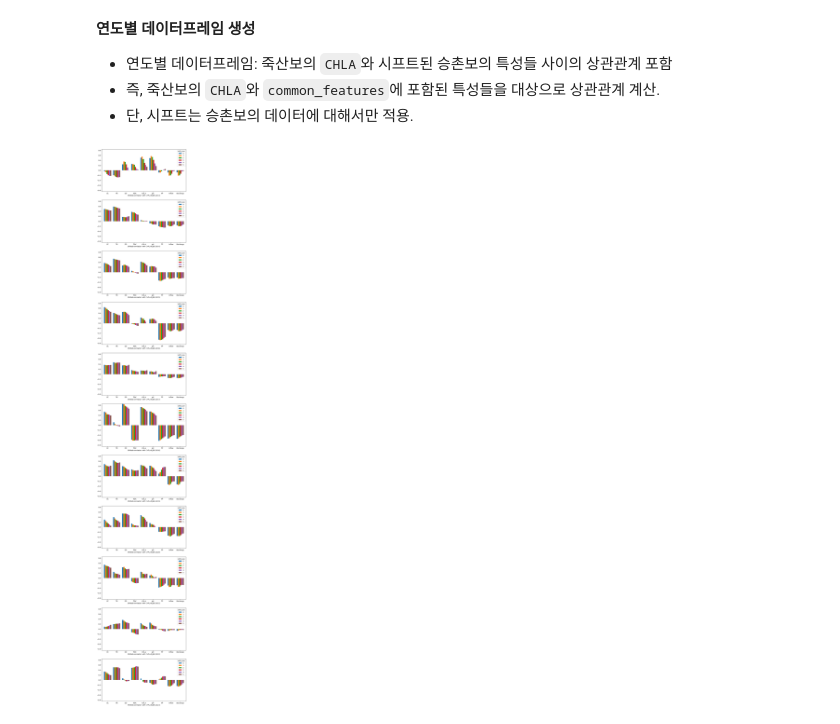
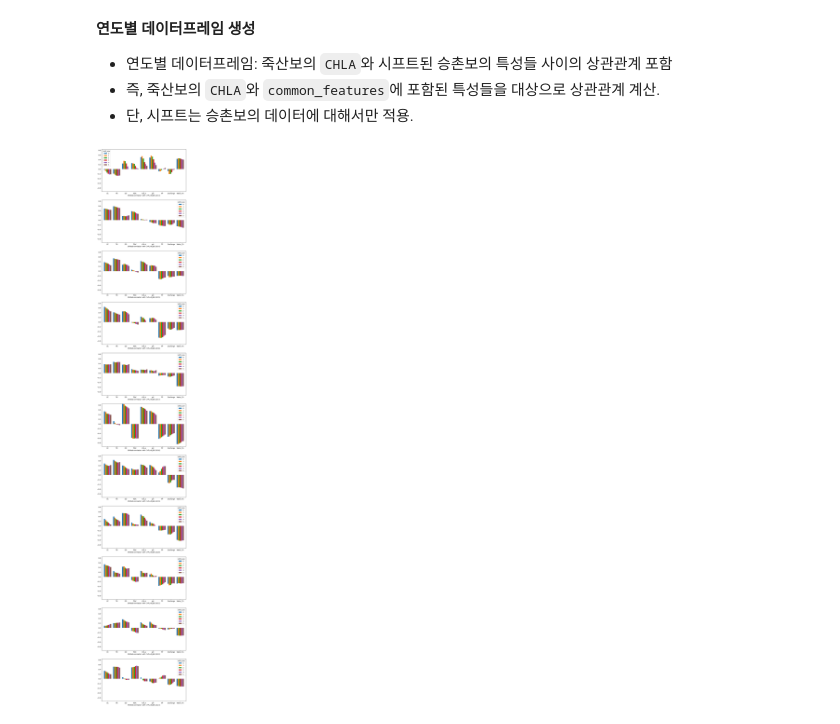
Before and after one commit to codingalzi/dRepos, a Jupyter notebook: jupyter-book/_build/jupyter_execute/jsb_scb_compared_240908.ipynb, the cells around one changed output. Drawn from its saved outputs; the diff is of its cells as text; code cells hidden in the pictures.

```diff
--- a/jupyter-book/_build/jupyter_execute/jsb_scb_compared_240908.ipynb
+++ b/jupyter-book/_build/jupyter_execute/jsb_scb_compared_240908.ipynb
@@ -1489,7 +1489,7 @@ def jsb_scb_shifted(shift_size=1,
 # %% [markdown]
 다음 특성들을 대상으로 죽산보와 시프트된 승촌보 데이터 사이의 상관관계를 알아본다.
 # %%
-common_features = ['EC', 'TN', 'DO', 'TOC', 'CHLA', 'pH', 'TP', 'Inflow', 'Discharge']
+common_features = ['EC', 'TN', 'DO', 'TOC', 'CHLA', 'pH', 'TP', 'Discharge', 'Water_TA']
 # %%
 shift_corr_dict = dict()
 
@@ -1576,9 +1576,9 @@ for year in range(2013, 2024):
 # %%
 fig, axes = plt.subplots(11, 1, figsize=(10, 66))
 
 for year in range(2013, 2024):
     ax = axes[year-2013]
     (shift_dict[year].T).plot.bar(ax=ax, rot=0, xlabel=f"Shifted correlation with CHPL of JSB ({year})", width=0.8)
-    ax.set_ylim(-0.85, 0.85)
+    ax.set_ylim(-0.95, 0.85)
 # %% [output]
-[figure, old version]
+[figure, new version]
```
Also changed, not shown: parts of 1 cell of this notebook, 8 other files.
